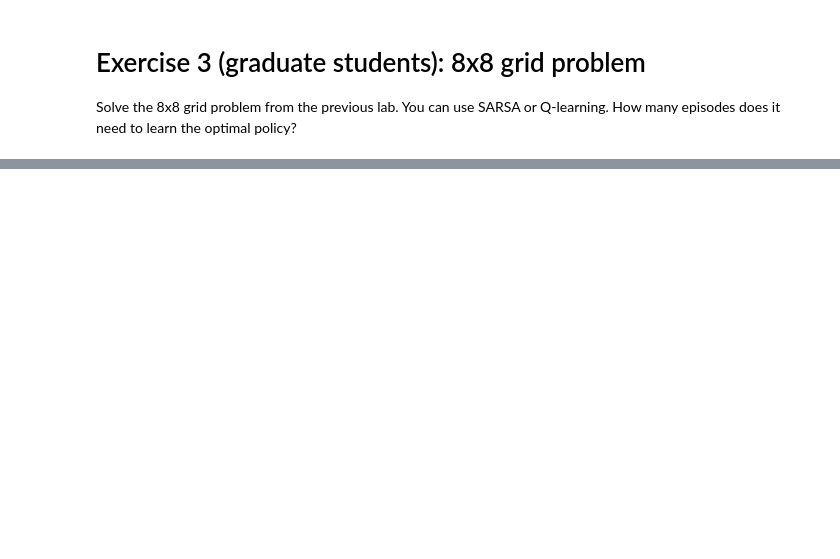
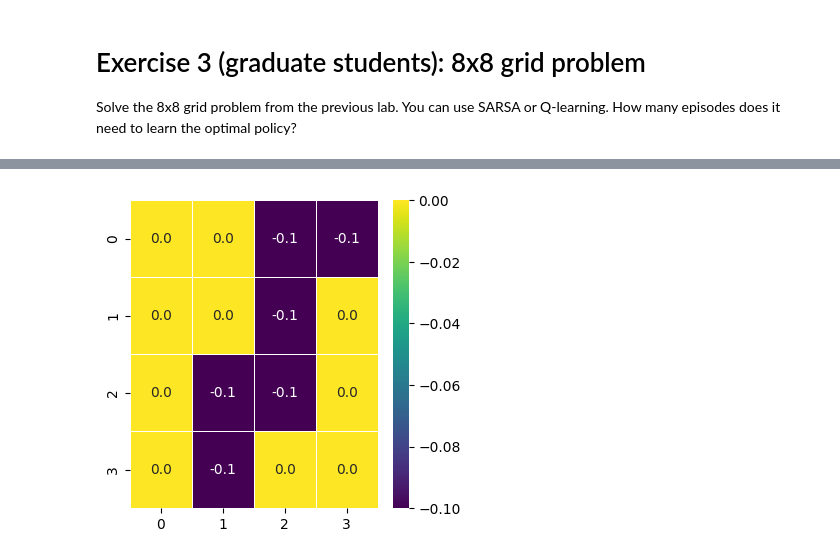
Before and after one commit to simkarwin/RL1, a Jupyter notebook: lab3_TD_Learning.ipynb, the cells around one changed output, grey strips where cells are left out. Saved outputs shown, nothing was run; the diff lists cells and outputs as text; code cells hidden in the pictures; blank space fills up the shorter version.

```diff
--- a/lab3_TD_Learning.ipynb
+++ b/lab3_TD_Learning.ipynb
@@ -281,3 +281,86 @@ plot_linearly({'qlearning': qlearning_rewards, 'sarsa': sarsa_rewards, 'qlearnin
 # %% [markdown]
 # Exercise 3 (graduate students): 8x8 grid problem
 Solve the 8x8 grid problem from the previous lab. You can use SARSA or Q-learning. How many episodes does it need to learn the optimal policy?
+# %%
+import matplotlib.pyplot as plt
+import seaborn as sns
+import numpy as np
+
+
+n_episods = 200
+max_steps = 50
+n = 4
+actions = [0,1,2,3]
+Q = np.zeros([n*n,len(actions)])
+learning_rate = 0.1
+epsilon = 0.01
+discount_factor = 0.99
+
+def go_step(state, action):
+    row, col = divmod(state, n)
+    if action == 0:  # up
+        new_row, new_col = max(row - 1, 0), col
+    elif action == 1:  # down
+        new_row, new_col = min(row + 1, n - 1), col
+    elif action == 2:  # left
+        new_row, new_col = row, max(col - 1, 0)
+    elif action == 3:  # right
+        new_row, new_col = row, min(col + 1, n - 1)
+    new_state = new_row * n + new_col
+    reward = -1
+    return new_state, reward
+
+def get_e_greedy_action(e):
+    epsilon_loc = e
+    def get_action(q_loc, state_loc):
+        if np.random.random() < epsilon_loc:
+            return np.random.randint(len(actions))
+        else:
+            temp = q_loc[state_loc]
+            return np.random.choice(np.flatnonzero(temp == temp.max()))
+    return get_action
+
+
+action_selector = get_e_greedy_action(e=epsilon)
+for episode in range(n_episods):
+  total_reward = 0
+  state = np.random.randint(n)
+  while state in [0, 16]:
+      state = np.random.randint(n)
+  print(f"episode: {episode}")
+  action = action_selector(Q, state)
+
+  for step in range(max_steps):
+
+    #### Write your code here ######### SARSA
+    state_next, r = go_step(state, action)
+    action_next = action_selector(Q, state_next)
+    Q[state, action] = Q[state, action] + learning_rate * (r + discount_factor * Q[state_next, action_next] - Q[state, action])
+    if state_next in [0, n**2-1]:
+      break
+    state, action = state_next, action_next
+
+    # ### Write your code here ######### Q-L
+    # state_next, r = go_step(state, action)
+    # action = action_selector(Q, state)
+    # Q[state, action] = Q[state, action] + learning_rate * (r + discount_factor * np.max(Q[state_next]) - Q[state, action])
+    # if state_next in [0, n**2-1]:
+    #   break
+    # state = state_next
+
+
+  ###### PLOT
+  # Reshape the 1D value function array into an 8x8 grid
+
+  if not episode%10:
+    V_grid = np.max(Q,axis=1).reshape([n, n])
+    print(V_grid)
+
+    # Plot the value function as a heatmap
+    plt.figure(figsize=(4, 4))
+    sns.heatmap(V_grid, annot=True, cmap="viridis", fmt=".1f", linewidths=.5)
+    # plt.title("Value Function k=%d"%(k+1))
+    # plt.xlabel("Column")
+    # plt.ylabel("Row")
+    plt.show()
+# %% [output]
@@ -283,0 +372 @@ Solve the 8x8 grid problem from the previous lab. You can use SARSA or Q-learnin
+[figure, added]
```
Also changed, not shown: parts of 1 cell of this notebook.
